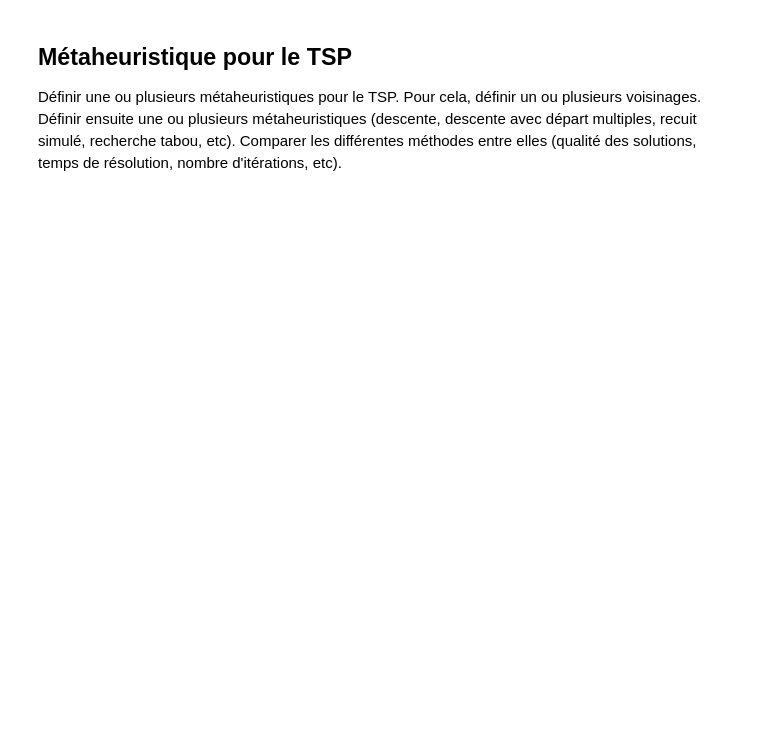
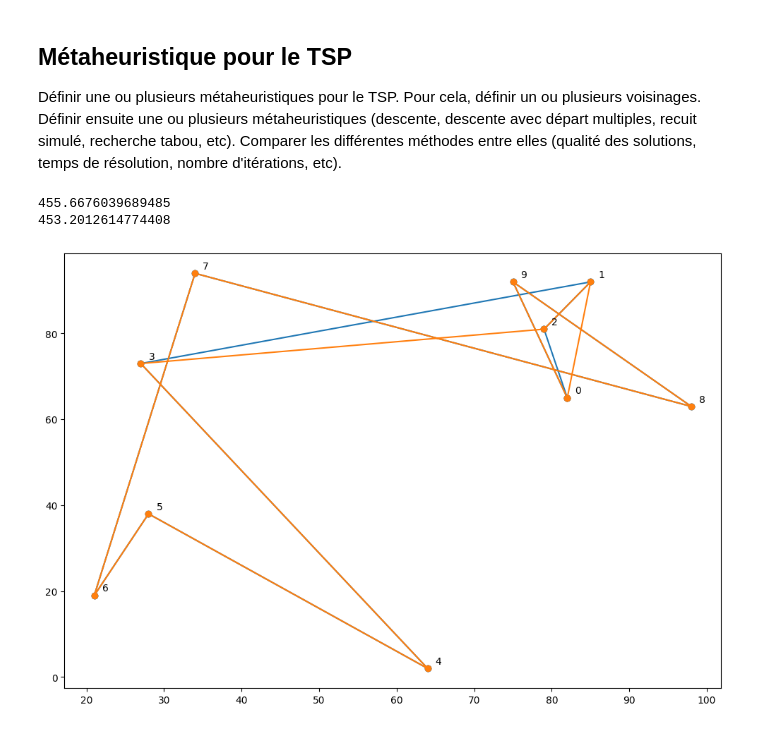
Before and after one commit to LucasAguetai/R5_A11, a Jupyter notebook: tp_aide_decision.ipynb, the cells around one changed output. Cells and saved outputs as stored; diff of their text form; code cells hidden in the pictures; blank space fills up the shorter version.

```diff
--- a/tp_aide_decision.ipynb
+++ b/tp_aide_decision.ipynb
@@ -146,0 +143,19 @@ Pour cela, définir un ou plusieurs voisinages. Définir ensuite une ou plusieur
+# %%
+tour = list(range(len(ins.coords.x)))
+
+def metaheuristique_graphic(ins, tour, a, b, labels = True):
+    affichage_instance(ins, labels)
+    tour_avec_retour = tour + [tour[0]]
+    tour_avec_retour[a], tour_avec_retour[b] = tour_avec_retour[b], tour_avec_retour[a]
+    x = [ins.coords.x[p] for p in tour_avec_retour]
+    y = [ins.coords.y[p] for p in tour_avec_retour]
+    plt.plot(x, y, "o-")
+    affichage_tour(ins, tour)
+    print(cout_tour(ins, tour))
+    print(cout_tour(ins, tour_avec_retour))
+
+metaheuristique_graphic(ins, tour, 1, 2)
+# %% [output]
+455.6676039689485
+453.2012614774408
+[figure, added]
```
Also changed, not shown: parts of 7 cells of this notebook.
